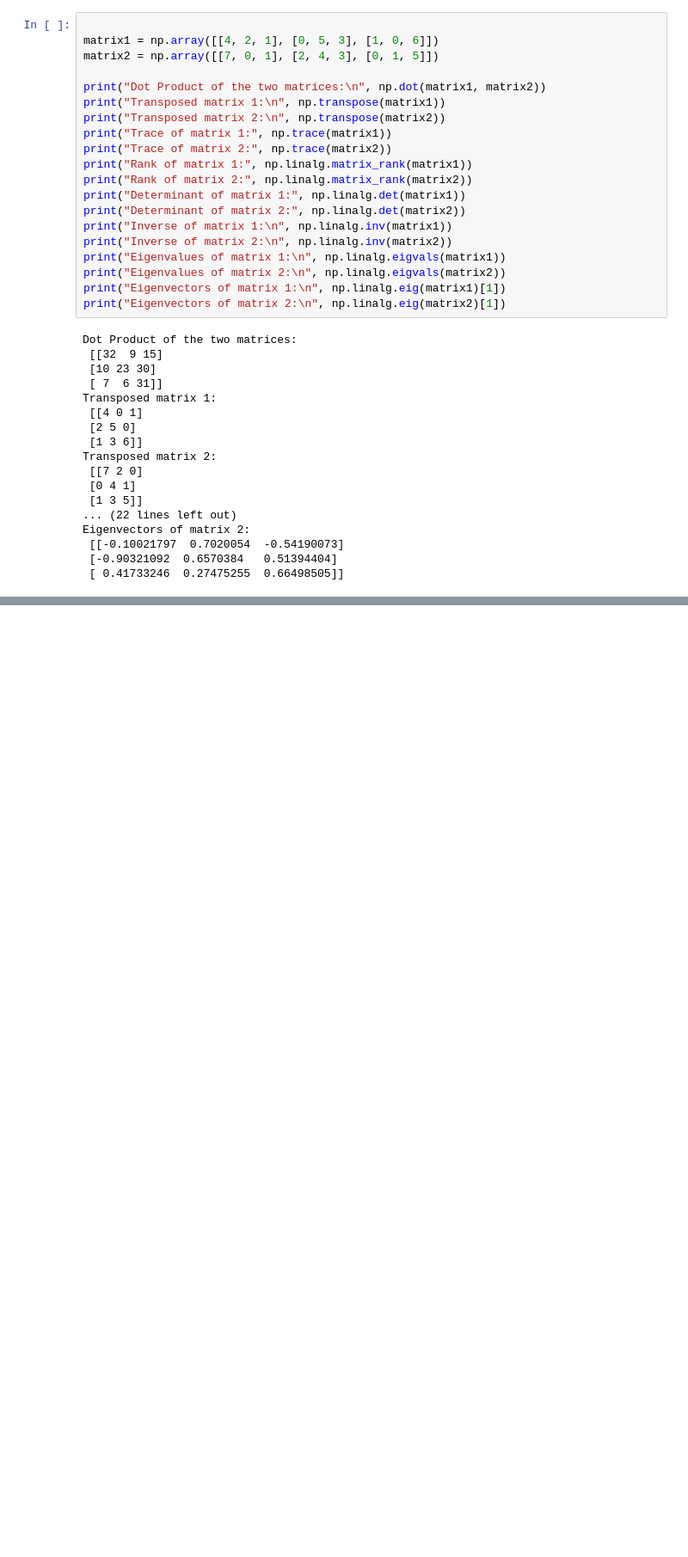
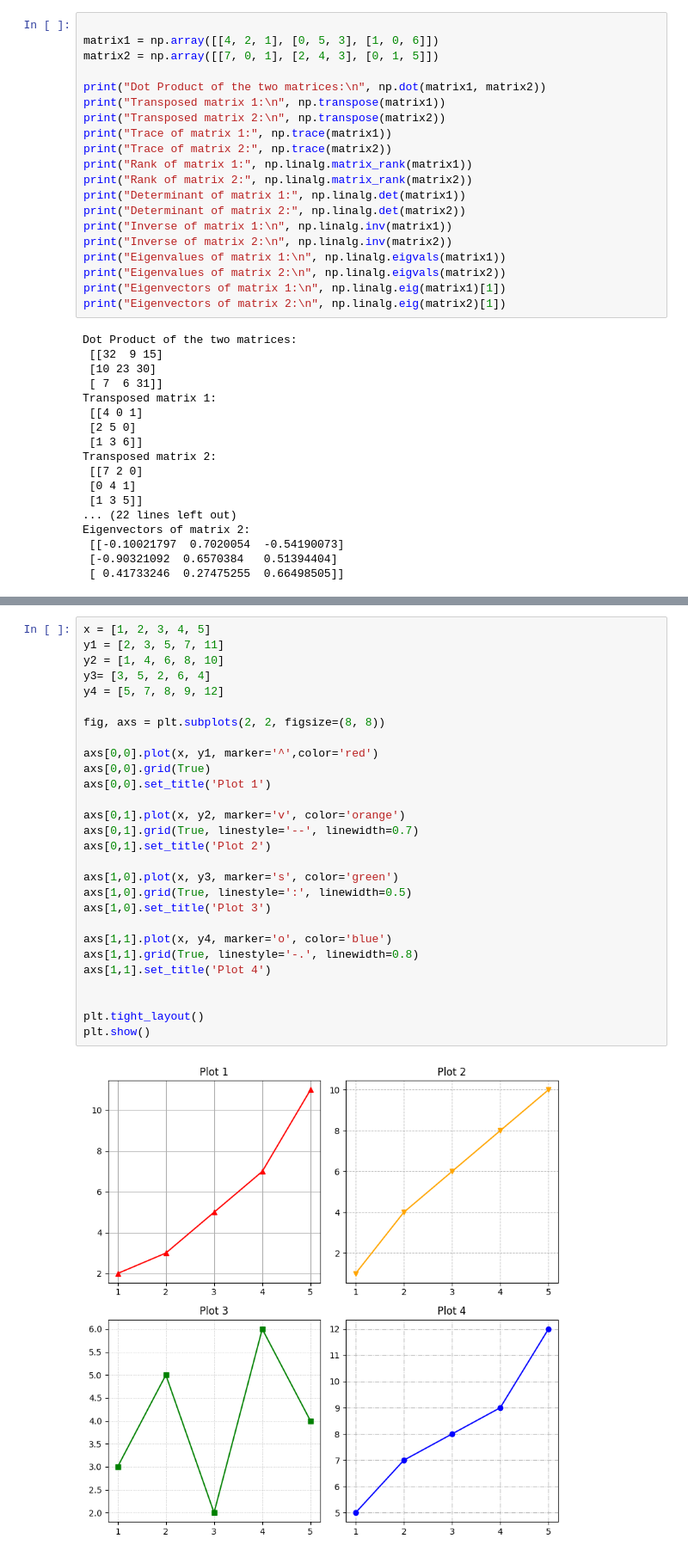
Before and after one commit to basilpoul/S3-DSLAB, a Jupyter notebook: excercise2.ipynb, the cells around one changed output, grey strips where cells are left out. Shown at 86% size. Saved outputs shown, nothing was run; the diff lists cells and outputs as text; blank space fills up the shorter version.

```diff
--- a/excercise2.ipynb
+++ b/excercise2.ipynb
@@ -66,0 +80,30 @@ Eigenvectors of matrix 2:
+# %%
+x = [1, 2, 3, 4, 5]
+y1 = [2, 3, 5, 7, 11]
+y2 = [1, 4, 6, 8, 10]
+y3= [3, 5, 2, 6, 4]
+y4 = [5, 7, 8, 9, 12]
+
+fig, axs = plt.subplots(2, 2, figsize=(8, 8))
+
+axs[0,0].plot(x, y1, marker='^',color='red')
+axs[0,0].grid(True)
+axs[0,0].set_title('Plot 1')
+
+axs[0,1].plot(x, y2, marker='v', color='orange')
+axs[0,1].grid(True, linestyle='--', linewidth=0.7)
+axs[0,1].set_title('Plot 2')
+
+axs[1,0].plot(x, y3, marker='s', color='green')
+axs[1,0].grid(True, linestyle=':', linewidth=0.5)
+axs[1,0].set_title('Plot 3')
+
+axs[1,1].plot(x, y4, marker='o', color='blue')
+axs[1,1].grid(True, linestyle='-.', linewidth=0.8)
+axs[1,1].set_title('Plot 4')
+
+
+plt.tight_layout()
+plt.show()
+# %% [output]
+[figure, added]
```
Also changed, not shown: parts of 4 cells of this notebook.
